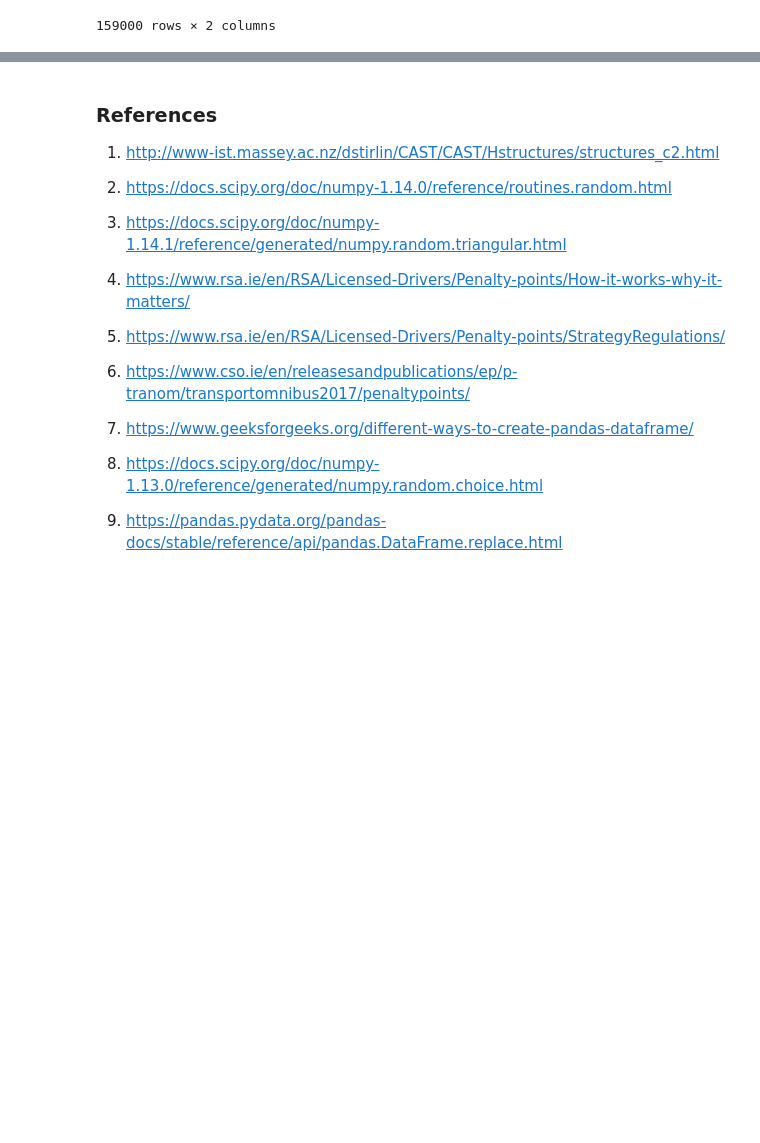
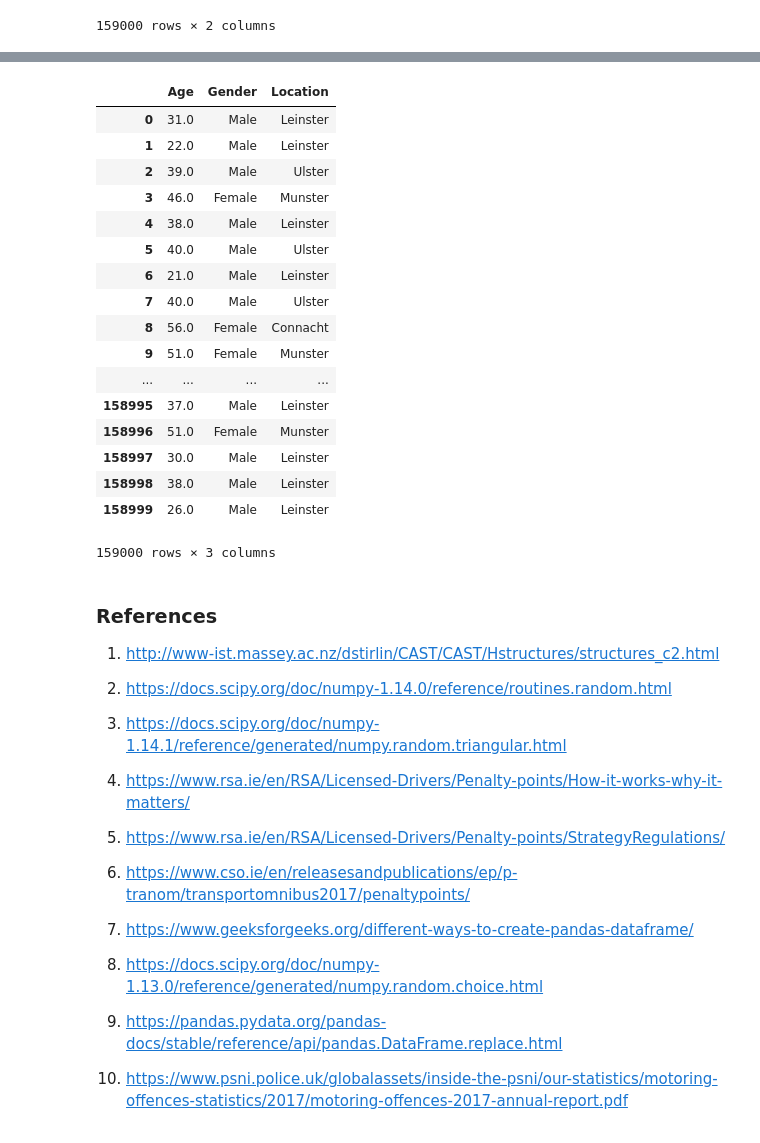
Before and after one commit to kevindooley/Simulated-Dataset, a Jupyter notebook: Simulation of Dataset.ipynb, the cells around one changed output, grey strips where cells are left out. Saved outputs shown, nothing was run; the diff lists cells and outputs as text; code cells hidden in the pictures; blank space fills up the shorter version.

```diff
--- a/Simulation of Dataset.ipynb
+++ b/Simulation of Dataset.ipynb
@@ -131,3 +149,27 @@ df
+# %%
+df = pd.DataFrame({'Age':age.round(0), "Gender":gender, "Location":location}) # create dataframe
+df["Gender"].replace({1:'Male', 2:'Female'}, inplace=True) # replace number 1 with Male & number 2 with female
+df["Location"].replace({1:"Leinster", 2:"Ulster", 3:"Munster", 4:"Connacht"}, inplace=True)
+df
+# %% [output]
+|  | Age | Gender | Location |
+| 0 | 31.0 | Male | Leinster |
+| 1 | 22.0 | Male | Leinster |
+| 2 | 39.0 | Male | Ulster |
+| 3 | 46.0 | Female | Munster |
+| 4 | 38.0 | Male | Leinster |
+| 5 | 40.0 | Male | Ulster |
+| 6 | 21.0 | Male | Leinster |
+| 7 | 40.0 | Male | Ulster |
+| 8 | 56.0 | Female | Connacht |
+| 9 | 51.0 | Female | Munster |
+| ... | ... | ... | ... |
+| 158995 | 37.0 | Male | Leinster |
+| 158996 | 51.0 | Female | Munster |
+| 158997 | 30.0 | Male | Leinster |
+| 158998 | 38.0 | Male | Leinster |
+| 158999 | 26.0 | Male | Leinster |
+159000 rows × 3 columns
 # %% [markdown]
 ### References
 
@@ -148,3 +190,5 @@ df
 8. https://docs.scipy.org/doc/numpy-1.13.0/reference/generated/numpy.random.choice.html
 
 9. https://pandas.pydata.org/pandas-docs/stable/reference/api/pandas.DataFrame.replace.html
+
+10. https://www.psni.police.uk/globalassets/inside-the-psni/our-statistics/motoring-offences-statistics/2017/motoring-offences-2017-annual-report.pdf
```
Also changed, not shown: parts of 3 cells of this notebook.
